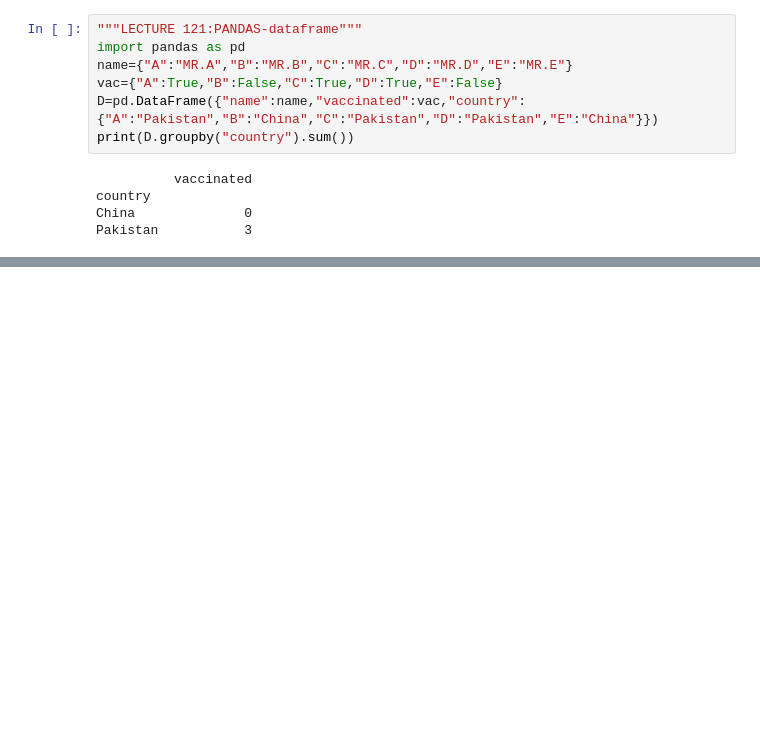
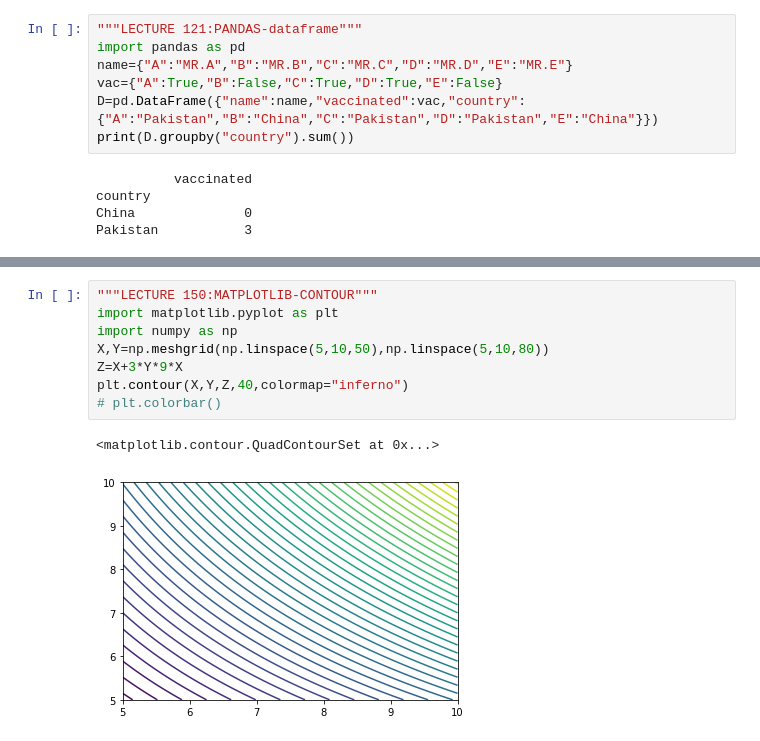
Before and after one commit to KARTIKEYgarg1/udemy-data-science-and-ml, a Jupyter notebook: Programs.ipynb, the cells around one changed output, grey strips where cells are left out. Saved outputs shown, nothing was run; the diff lists cells and outputs as text; blank space fills up the shorter version.

```diff
--- a/Programs.ipynb
+++ b/Programs.ipynb
@@ -220,0 +323,11 @@ Pakistan           3
+# %%
+"""LECTURE 150:MATPLOTLIB-CONTOUR"""
+import matplotlib.pyplot as plt
+import numpy as np
+X,Y=np.meshgrid(np.linspace(5,10,50),np.linspace(5,10,80))
+Z=X+3*Y*9*X
+plt.contour(X,Y,Z,40,colormap="inferno")
+# plt.colorbar()
+# %% [output]
+<matplotlib.contour.QuadContourSet at 0x...>
+[figure, added]
```
Also changed, not shown: parts of 7 cells of this notebook.
